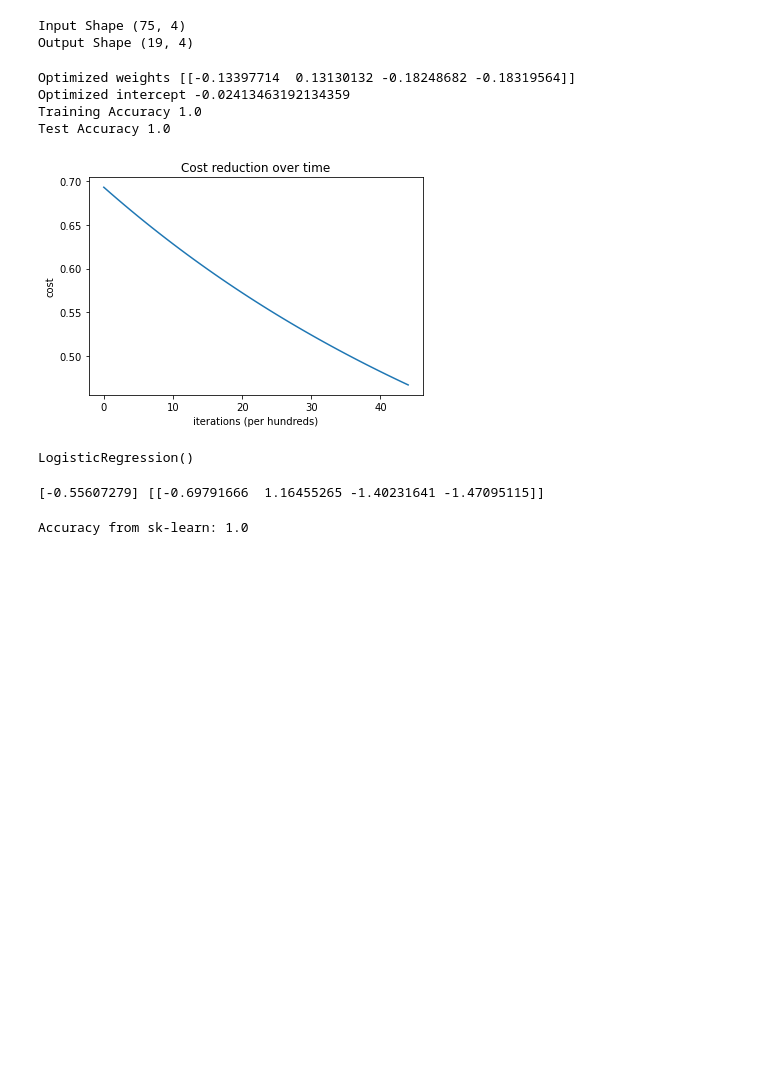
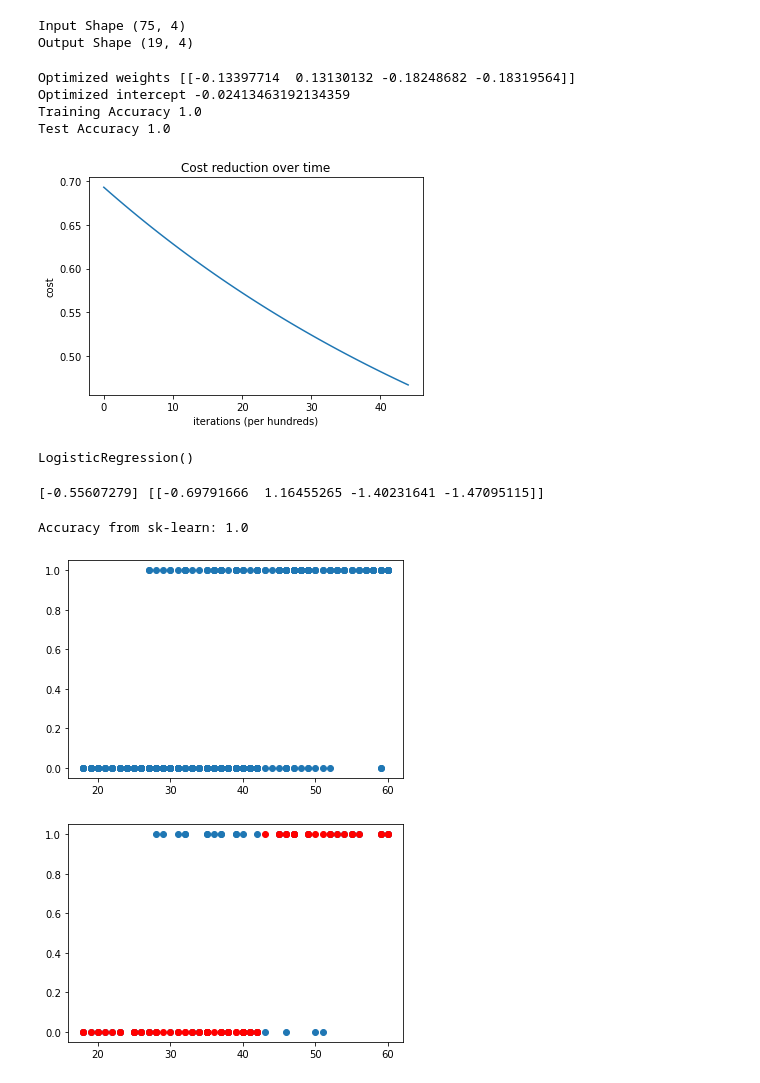
Before and after one commit to thedevyansh/Machine_Learning_ITPC41, a Jupyter notebook: Logistic-Regression.ipynb, the cells around one changed output. Cells and saved outputs as stored; diff of their text form; code cells hidden in the pictures; blank space fills up the shorter version.

Commit message:
Update logistic regression and decision tree

```diff
--- a/Logistic-Regression.ipynb
+++ b/Logistic-Regression.ipynb
@@ -408,3 +408,83 @@ pred = clf.predict(X_ts_arr)
 print ('Accuracy from sk-learn: {0}'.format(clf.score(X_ts_arr, y_ts_arr)))
 # %% [output]
 Accuracy from sk-learn: 1.0
+# %%
+import pandas as pd
+import numpy as np
+import matplotlib.pyplot as plt
+from sklearn.model_selection import train_test_split
+from math import exp
+
+
+# load the data
+data = pd.read_csv("datasets/logistic_regression_dataset.csv")
+data
+
+# visualize the dataset
+plt.scatter(data["Age"], data["Purchased"])
+plt.show()
+
+# Divide into training and testing
+X_train, X_test, y_train, y_test = train_test_split(
+    data["Age"], data["Purchased"], test_size=0.20)  # keeping 20% as the testing data and 80
+
+
+# create logistic regression model
+
+# helper function to normalize data
+def normalize(X):
+    return X - X.mean()
+
+# method to make predictions
+
+
+def predict(X, b0, b1):
+    return np.array([1/(1+exp(-1*b0 + -1*b1*x)) for x in X])
+
+# method to train model
+
+
+def logistic_regression(X, Y):
+
+    X = normalize(X)
+
+    # Initializing variables
+    b0 = 0
+    b1 = 0
+    L = 0.001
+    epochs = 300
+
+    for epoch in range(epochs):
+        y_pred = predict(X, b0, b1)
+        D_b0 = -2*sum((Y-y_pred) * y_pred * (1-y_pred))
+        D_b1 = -2*sum(X*(Y-y_pred)*y_pred*(1-y_pred))
+
+        # update b0 and b1
+        b0 = b0 - L * D_b0
+        b1 = b1 - L * D_b1
+
+    return b0, b1
+
+
+# Training the model
+b0, b1 = logistic_regression(X_train, y_train)
+
+# making predictions
+X_test_norm = normalize(X_test)
+y_pred = predict(X_test_norm, b0, b1)
+y_pred = [1 if p >= 0.5 else 0 for p in y_pred]
+
+plt.clf()   # clear the current figure if any
+plt.scatter(X_test, y_test)
+plt.scatter(X_test, y_pred, c="red")
+plt.show()
+
+# accuracy
+accuracy = 0
+for i in range(len(y_pred)):
+    if y_pred[i] == y_test.iloc[i]:
+        accuracy += 1
+print(f"Accuracy = {accuracy / len(y_pred)}")
+# %% [output]
+[figure, added]
+[figure, added]
```
Also changed, not shown: parts of 1 cell of this notebook, 3 other files.
